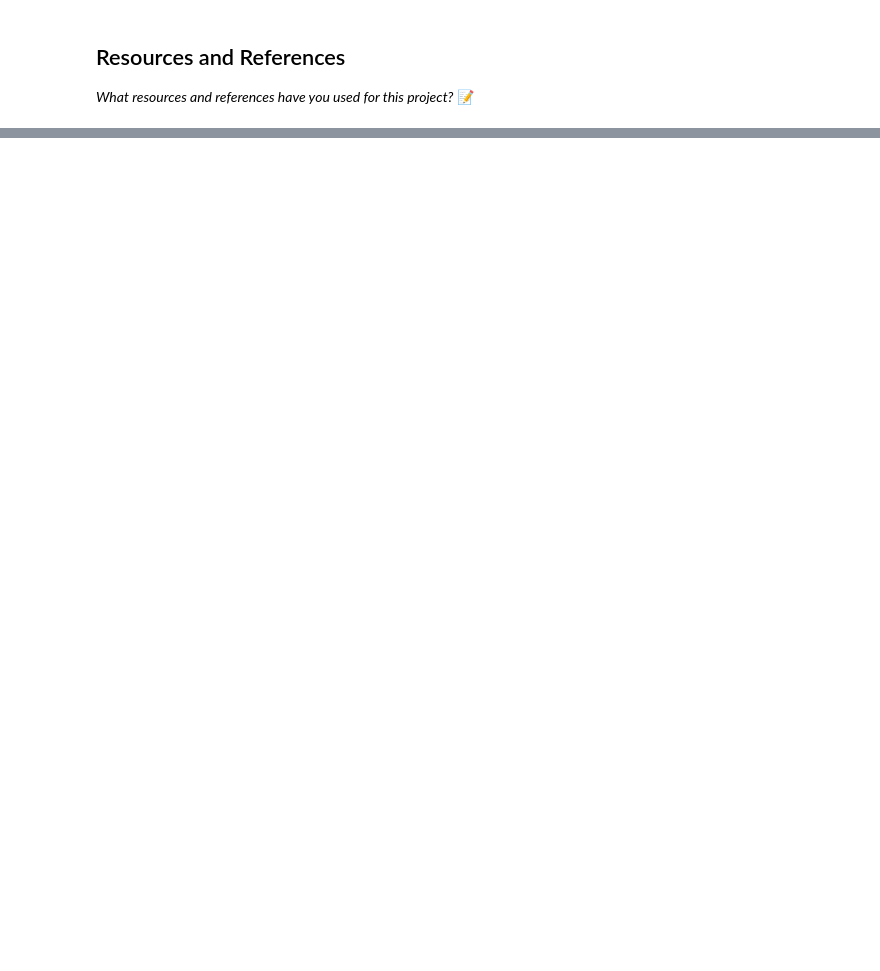
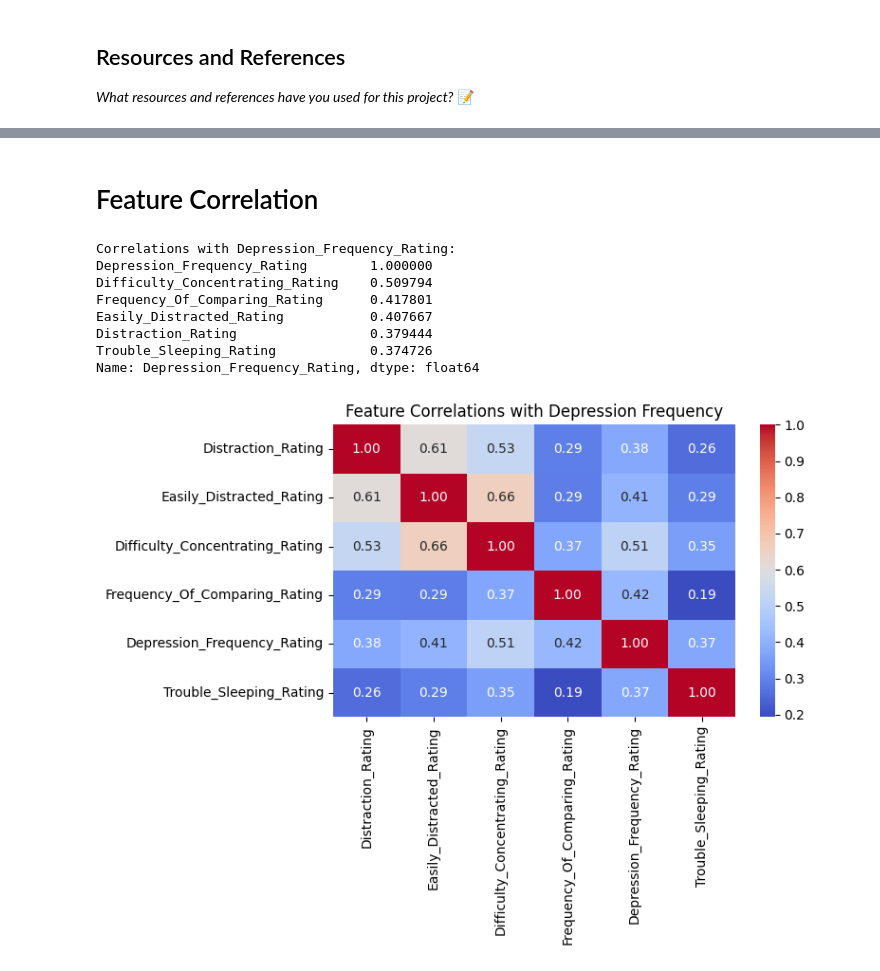
Before and after one commit to IT4063C001-Fall2025/final-project-seiberea, a Jupyter notebook: source.ipynb, the cells around one changed output, grey strips where cells are left out. Saved outputs shown, nothing was run; the diff lists cells and outputs as text; code cells hidden in the pictures; blank space fills up the shorter version.

```diff
--- a/source.ipynb
+++ b/source.ipynb
@@ -60,0 +151,40 @@ df = pd.read_excel("data_sources_standardized.xlsx")
+# %% [markdown]
+# Feature Correlation
+# %%
+import pandas as pd
+import seaborn as sns
+import matplotlib.pyplot as plt
+
+df = pd.read_csv(r"C:\Users\ellac\OneDrive\Desktop\Python Class\final-project-seiberea\social-media-and-mental-health\smmh.csv")
+
+correlation_columns = [
+    'Distraction_Rating',
+    'Easily_Distracted_Rating',
+    'Difficulty_Concentrating_Rating',
+    'Frequency_Of_Comparing_Rating',
+    'Depression_Frequency_Rating',
+    'Trouble_Sleeping_Rating'
+]
+
+df[correlation_columns] = df[correlation_columns].apply(pd.to_numeric, errors='coerce')
+
+correlation_matrix = df[correlation_columns].corr()
+
+print("Correlations with Depression_Frequency_Rating:")
+print(correlation_matrix['Depression_Frequency_Rating'].sort_values(ascending=False))
+
+plt.figure(figsize=(8, 6))
+sns.heatmap(correlation_matrix, annot=True, cmap='coolwarm', fmt=".2f")
+plt.title("Feature Correlations with Depression Frequency")
+plt.tight_layout()
+plt.show()
+# %% [output]
+Correlations with Depression_Frequency_Rating:
+Depression_Frequency_Rating        1.000000
+Difficulty_Concentrating_Rating    0.509794
+Frequency_Of_Comparing_Rating      0.417801
+Easily_Distracted_Rating           0.407667
+Distraction_Rating                 0.379444
+Trouble_Sleeping_Rating            0.374726
+Name: Depression_Frequency_Rating, dtype: float64
+[figure, added]
```
Also changed, not shown: parts of 19 cells of this notebook, 3 other files.
